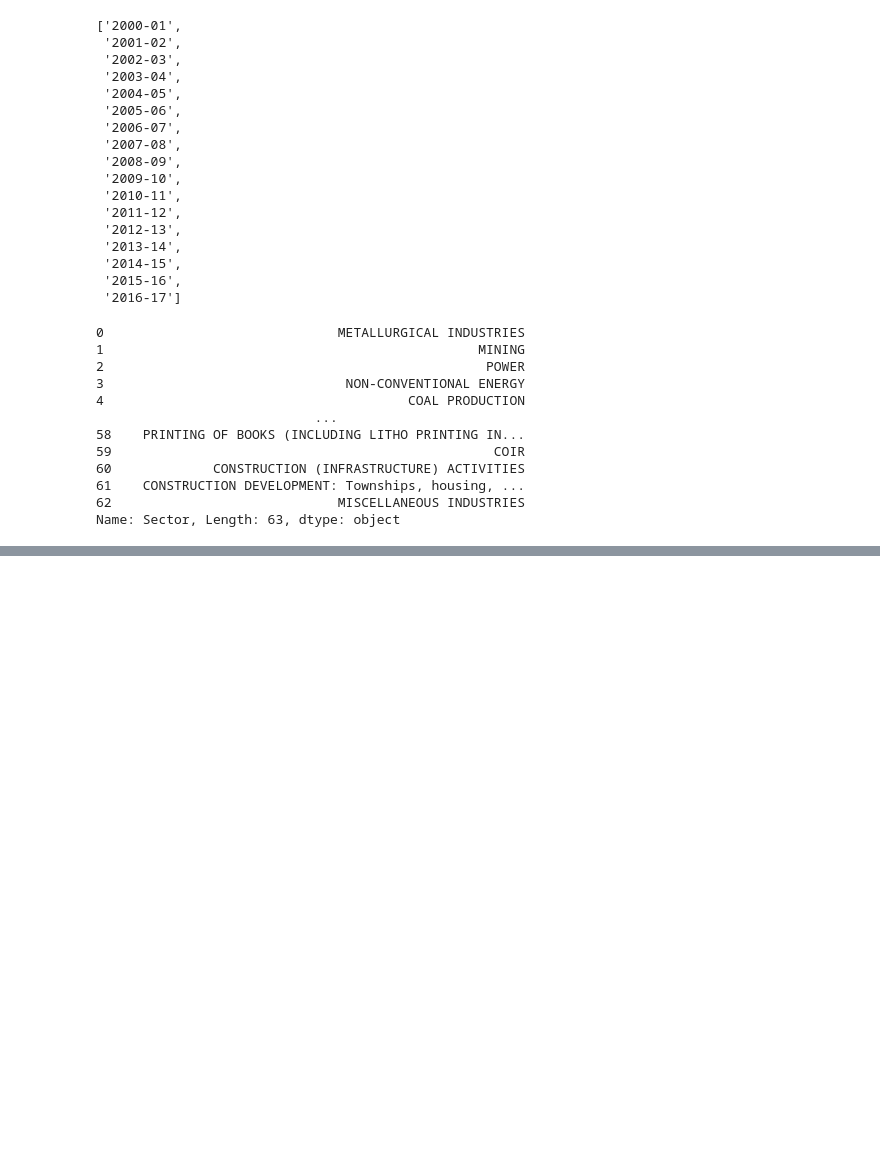
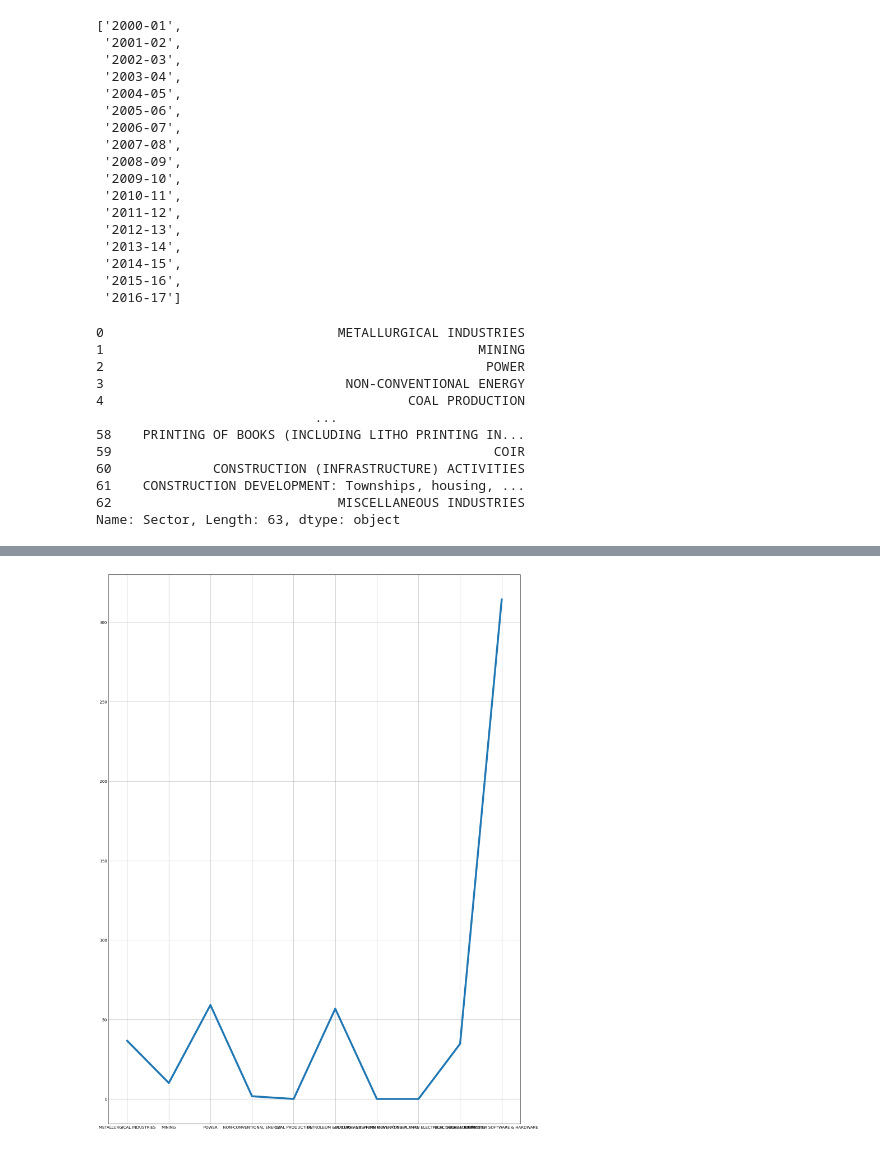
Before and after one commit to Apurv48/Foreign-Direct-Investment-Analytics, a Jupyter notebook: Foreign Direct Investment Analytics.ipynb, the cells around one changed output, grey strips where cells are left out. Drawn from its saved outputs; the diff is of its cells as text; code cells hidden in the pictures; blank space fills up the shorter version.

```diff
--- a/Foreign Direct Investment Analytics.ipynb
+++ b/Foreign Direct Investment Analytics.ipynb
@@ -295,0 +339,8 @@ KeyboardInterrupt: Interrupted by user
+# %%
+sector=data['Sector'].head(10)
+year = data['2002-03'].head(10)
+plt.rcParams['figure.figsize'] = [15, 20]
+plt.plot(sector,year,linewidth=5)
+plt.show()
+# %% [output]
+[figure, added]
```
Also changed, not shown: parts of 9 cells of this notebook.
